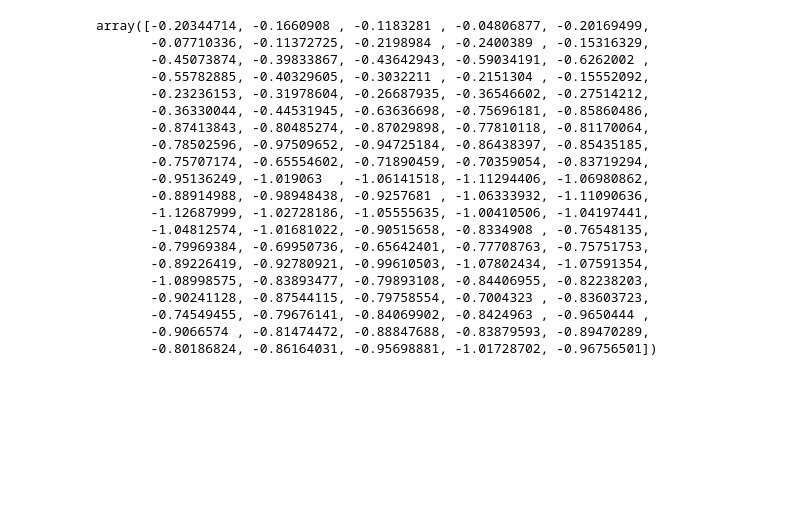
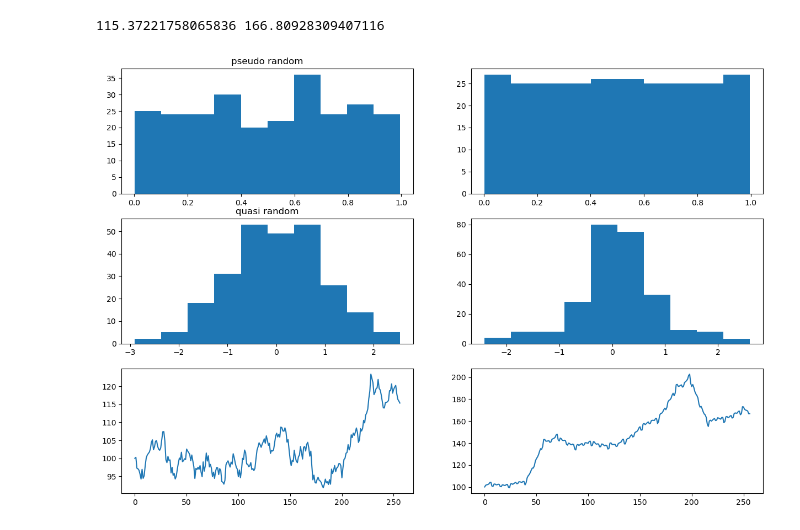
Before and after one commit to fbristotti/cqf, a Jupyter notebook: final/labs.ipynb, the cells around one changed output. Drawn from its saved outputs; the diff is of its cells as text; code cells hidden in the pictures; blank space fills up the shorter version.

```diff
--- a/final/labs.ipynb
+++ b/final/labs.ipynb
@@ -37,2 +15,0 @@ S0 * np.exp((r-0.5*sigma**2)*T + sigma*B.sum())
-# %%
-S = S0 * np.exp((r-0.5*sigma**2)*ts + sigma*B)
@@ -66,23 +16,34 @@ array([-0.20344714, -0.1660908 , -0.1183281 , -0.04806877, -0.20169499,
-# %%
-(Z*np.sqrt(dt)).cumsum()
-# %% [output]
-array([-0.20344714, -0.1660908 , -0.1183281 , -0.04806877, -0.20169499,
-       -0.07710336, -0.11372725, -0.2198984 , -0.2400389 , -0.15316329,
-       -0.45073874, -0.39833867, -0.43642943, -0.59034191, -0.6262002 ,
-       -0.55782885, -0.40329605, -0.3032211 , -0.2151304 , -0.15552092,
-       -0.23236153, -0.31978604, -0.26687935, -0.36546602, -0.27514212,
-       -0.36330044, -0.44531945, -0.63636698, -0.75696181, -0.85860486,
-       -0.87413843, -0.80485274, -0.87029898, -0.77810118, -0.81170064,
-       -0.78502596, -0.97509652, -0.94725184, -0.86438397, -0.85435185,
-       -0.75707174, -0.65554602, -0.71890459, -0.70359054, -0.83719294,
-       -0.95136249, -1.019063  , -1.06141518, -1.11294406, -1.06980862,
-       -0.88914988, -0.98948438, -0.9257681 , -1.06333932, -1.11090636,
-       -1.12687999, -1.02728186, -1.05555635, -1.00410506, -1.04197441,
-       -1.04812574, -1.01681022, -0.90515658, -0.8334908 , -0.76548135,
-       -0.79969384, -0.69950736, -0.65642401, -0.77708763, -0.75751753,
-       -0.89226419, -0.92780921, -0.99610503, -1.07802434, -1.07591354,
-       -1.08998575, -0.83893477, -0.79893108, -0.84406955, -0.82238203,
-       -0.90241128, -0.87544115, -0.79758554, -0.7004323 , -0.83603723,
-       -0.74549455, -0.79676141, -0.84069902, -0.8424963 , -0.9650444 ,
-       -0.9066574 , -0.81474472, -0.88847688, -0.83879593, -0.89470289,
-       -0.80186824, -0.86164031, -0.95698881, -1.01728702, -0.96756501])
+# %%
+fig, axs = plt.subplots(3, 2, figsize=(15,10))
+
+S0 = 100.0
+T = 2.0
+sigma = 0.2
+r = 0.05
+k = 8
+N = 2**k
+dt = T / N
+
+
+punif = np.random.rand(N)
+pnorm = norm.ppf(punif)
+passet = list(accumulate(pnorm, lambda S,db: S * np.exp((r-0.5*sigma**2)*dt + sigma*db*np.sqrt(dt)), initial=S0))
+axs[0,0].set_title('pseudo random')
+axs[0,0].hist(punif)
+axs[1,0].hist(pnorm)
+axs[2,0].plot(passet)
+
+sampler = qmc.Sobol(d=1, scramble=True)
+#sampler.reset()
+qunif = sampler.random_base2(m=k)
+qnorm = norm.ppf(qunif).cumsum()
+qasset = list(accumulate(qnorm, lambda S,db: S * np.exp((r-0.5*sigma**2)*dt + sigma*db*np.sqrt(dt)), initial=S0))
+axs[1,0].set_title('quasi random')
+axs[0,1].hist(qunif)
+axs[1,1].hist(qnorm)
+axs[2,1].plot(qasset);
+
+print(passet[-1], qasset[-1])
+# %% [output]
+115.37221758065836 166.80928309407116
+[figure, added]
```
Also changed, not shown: parts of 22 cells of this notebook, 1 other file.
